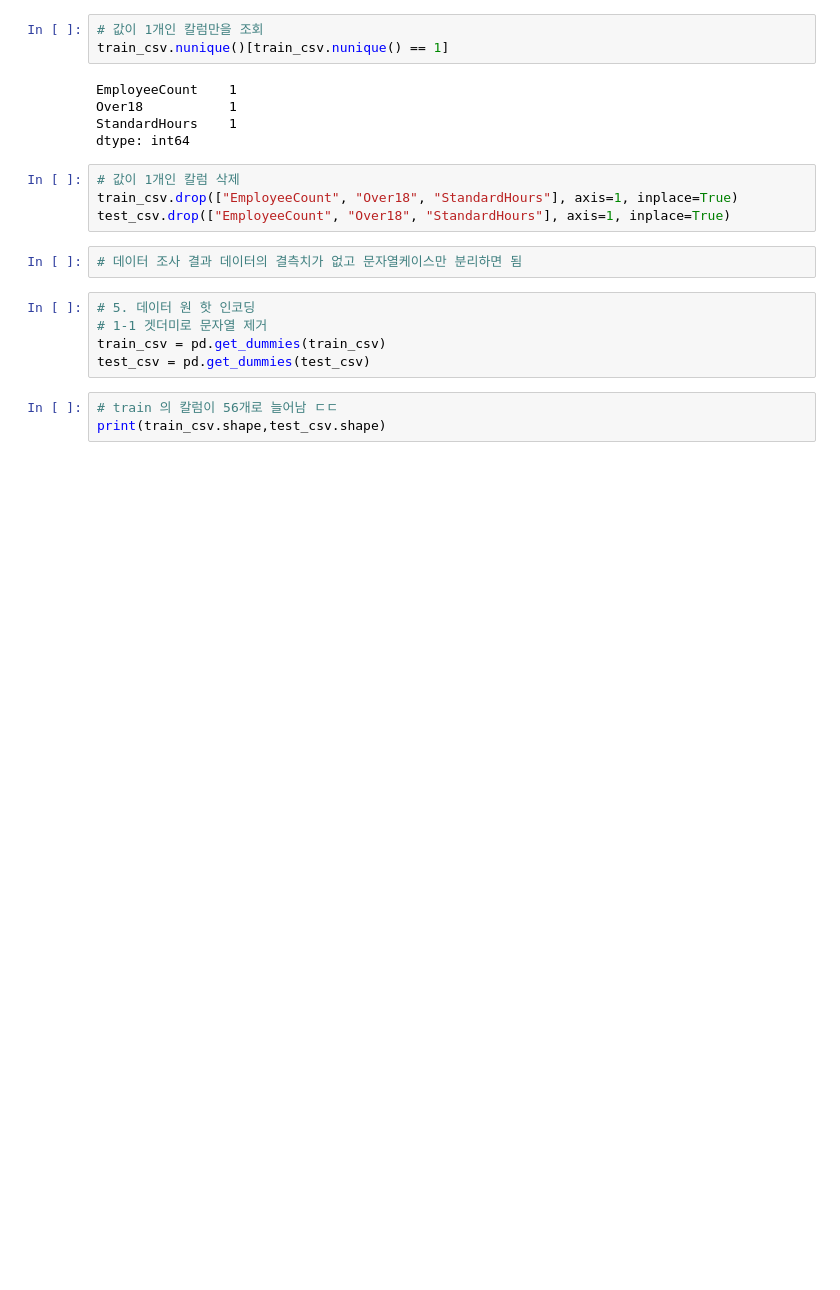
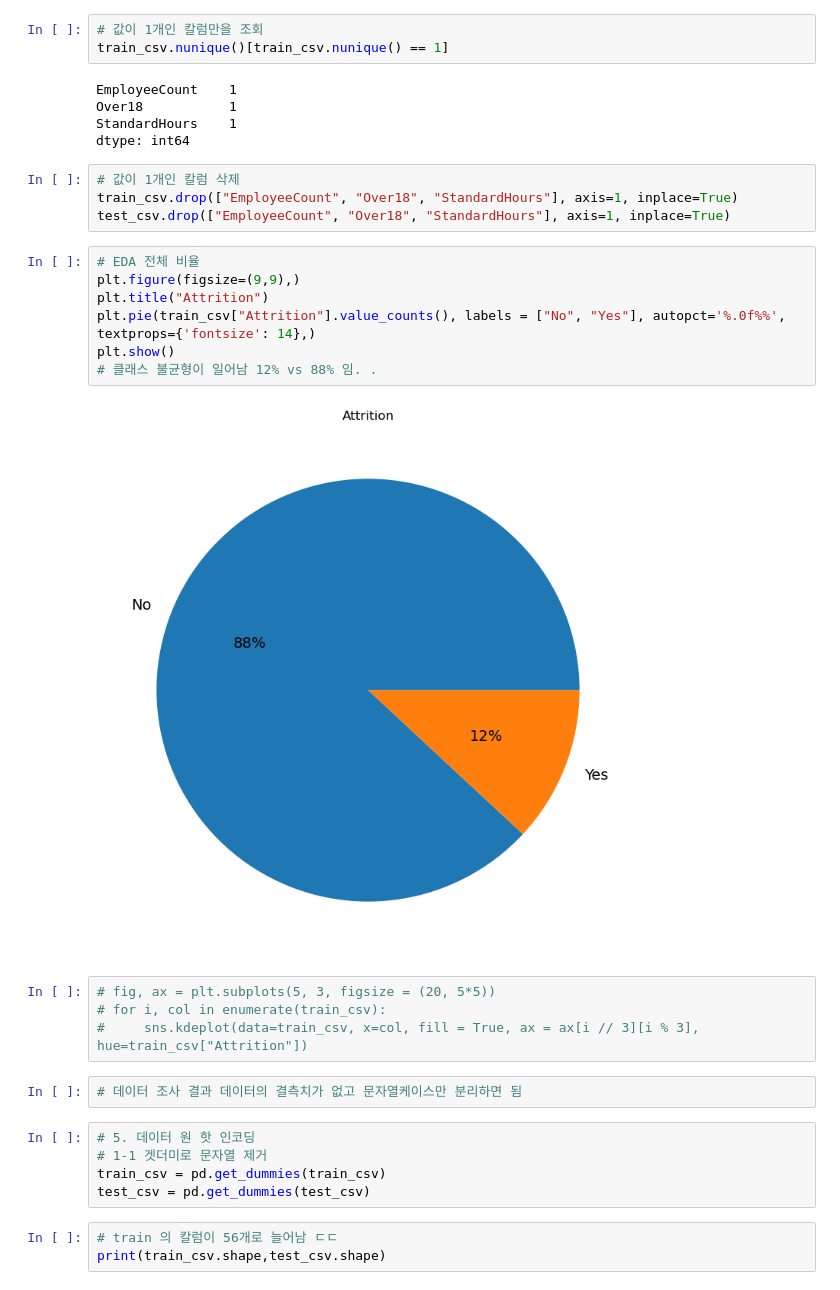
Before and after one commit to ksqrt/KaggleCompetitions, a Jupyter notebook: Playground Series Season 3, Episode 3/test.ipynb, the cells around one changed output. Cells and saved outputs as stored; diff of their text form; blank space fills up the shorter version.

```diff
--- a/Playground Series Season 3, Episode 3/test.ipynb
+++ b/Playground Series Season 3, Episode 3/test.ipynb
@@ -104,6 +104,19 @@ dtype: int64
 # 값이 1개인 칼럼 삭제
 train_csv.drop(["EmployeeCount", "Over18", "StandardHours"], axis=1, inplace=True)
 test_csv.drop(["EmployeeCount", "Over18", "StandardHours"], axis=1, inplace=True)
+# %%
+# EDA 전체 비율
+plt.figure(figsize=(9,9),)
+plt.title("Attrition")
+plt.pie(train_csv["Attrition"].value_counts(), labels = ["No", "Yes"], autopct='%.0f%%', textprops={'fontsize': 14},)
+plt.show()
+# 클래스 불균형이 일어남 12% vs 88% 임. .
+# %% [output]
+[figure, added]
+# %%
+# fig, ax = plt.subplots(5, 3, figsize = (20, 5*5))
+# for i, col in enumerate(train_csv):
+#     sns.kdeplot(data=train_csv, x=col, fill = True, ax = ax[i // 3][i % 3], hue=train_csv["Attrition"])
 # %%
 # 데이터 조사 결과 데이터의 결측치가 없고 문자열케이스만 분리하면 됨
 # %%
```
Also changed, not shown: parts of 6 cells of this notebook, 1 other file.
